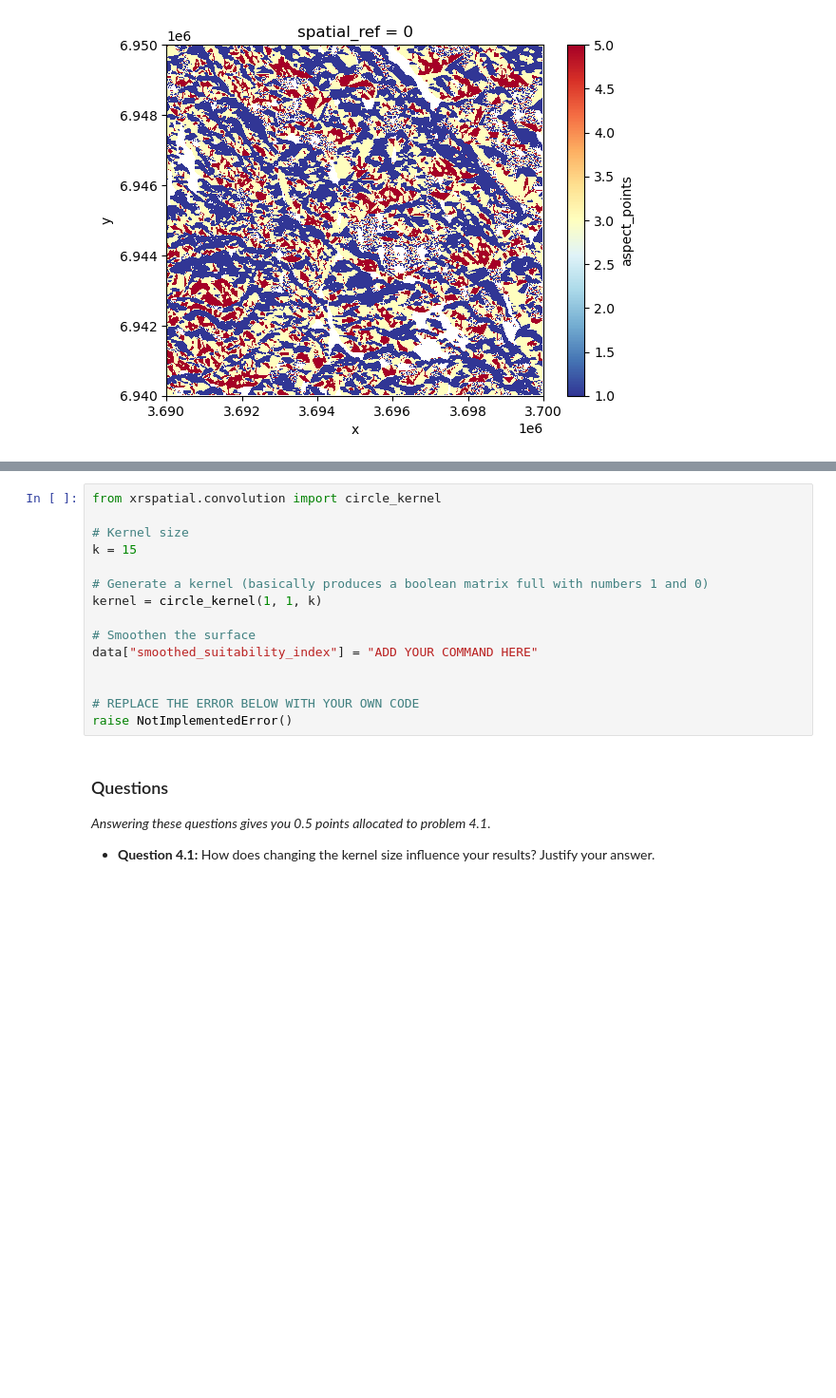
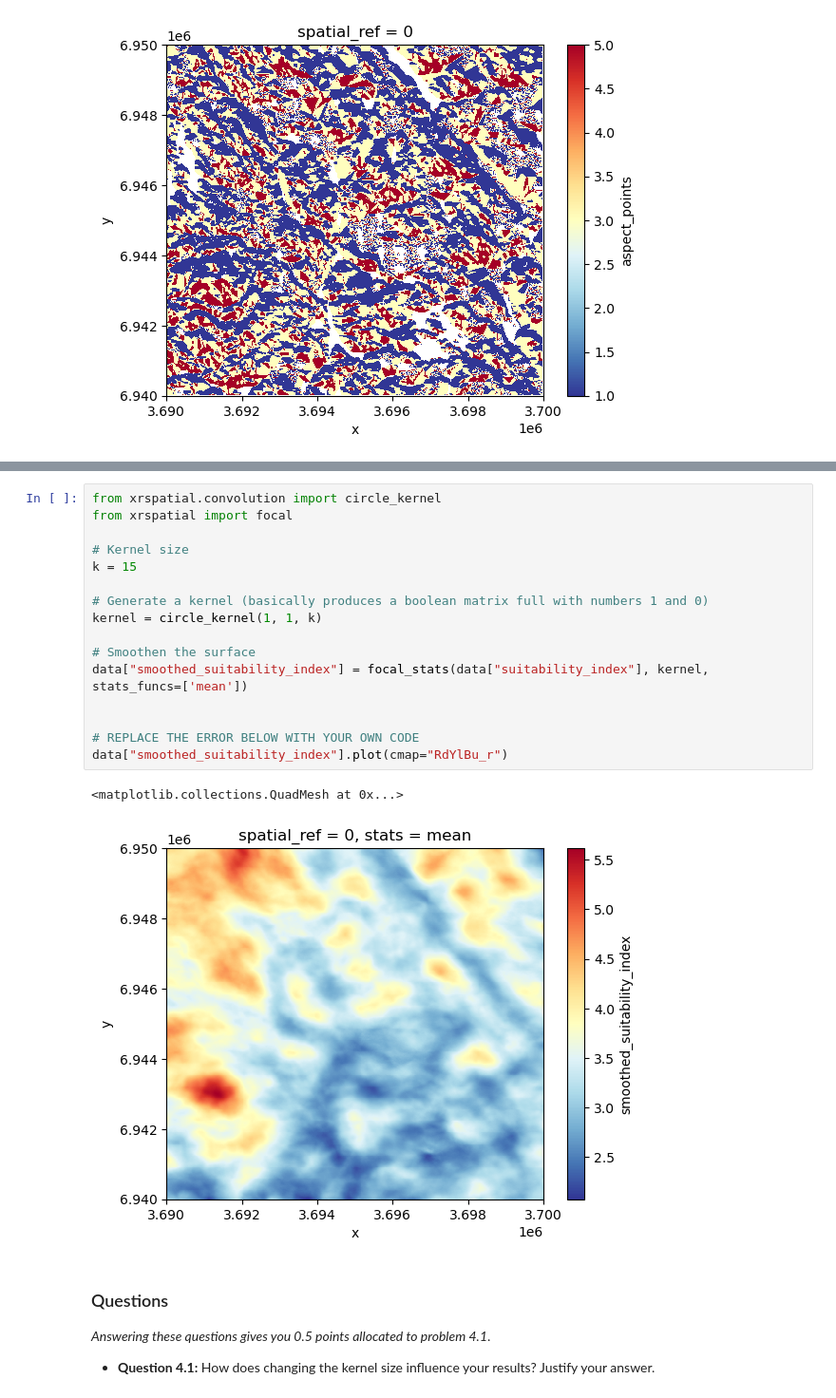
Before and after one commit to KoodiMalpo/Exercise_4_KoodiMalpo, a Jupyter notebook: Exercise-4.ipynb, the cells around one changed output, grey strips where cells are left out. Shown at 95% size. Cells and saved outputs as stored; diff of their text form; blank space fills up the shorter version.

```diff
--- a/Exercise-4.ipynb
+++ b/Exercise-4.ipynb
@@ -504,19 +506,23 @@ In contrary to local Map Algebra which operates with single location and several
 *Example map showing the smoothed suitability index. The higher the value, the better suited it is for building/buying a summer cottage based on our criteria.*
 # %%
 from xrspatial.convolution import circle_kernel
+from xrspatial import focal
 
 # Kernel size
 k = 15
 
 # Generate a kernel (basically produces a boolean matrix full with numbers 1 and 0)
 kernel = circle_kernel(1, 1, k)
 
 # Smoothen the surface
-data["smoothed_suitability_index"] = "ADD YOUR COMMAND HERE"
+data["smoothed_suitability_index"] = focal_stats(data["suitability_index"], kernel, stats_funcs=['mean'])
 
 
 # REPLACE THE ERROR BELOW WITH YOUR OWN CODE
-raise NotImplementedError()
+data["smoothed_suitability_index"].plot(cmap="RdYlBu_r")
+# %% [output]
+<matplotlib.collections.QuadMesh at 0x...>
+[figure, added]
 # %% [markdown]
 ### Questions
 
```
Also changed, not shown: parts of 1 cell of this notebook.
